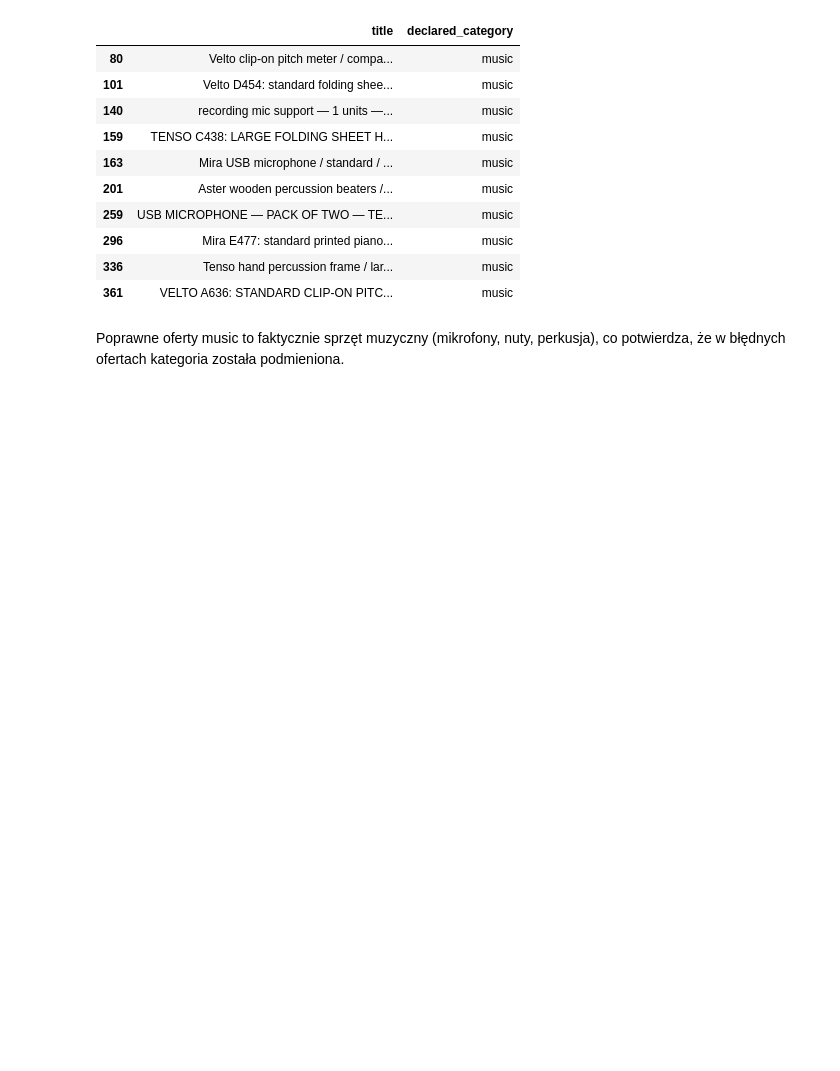
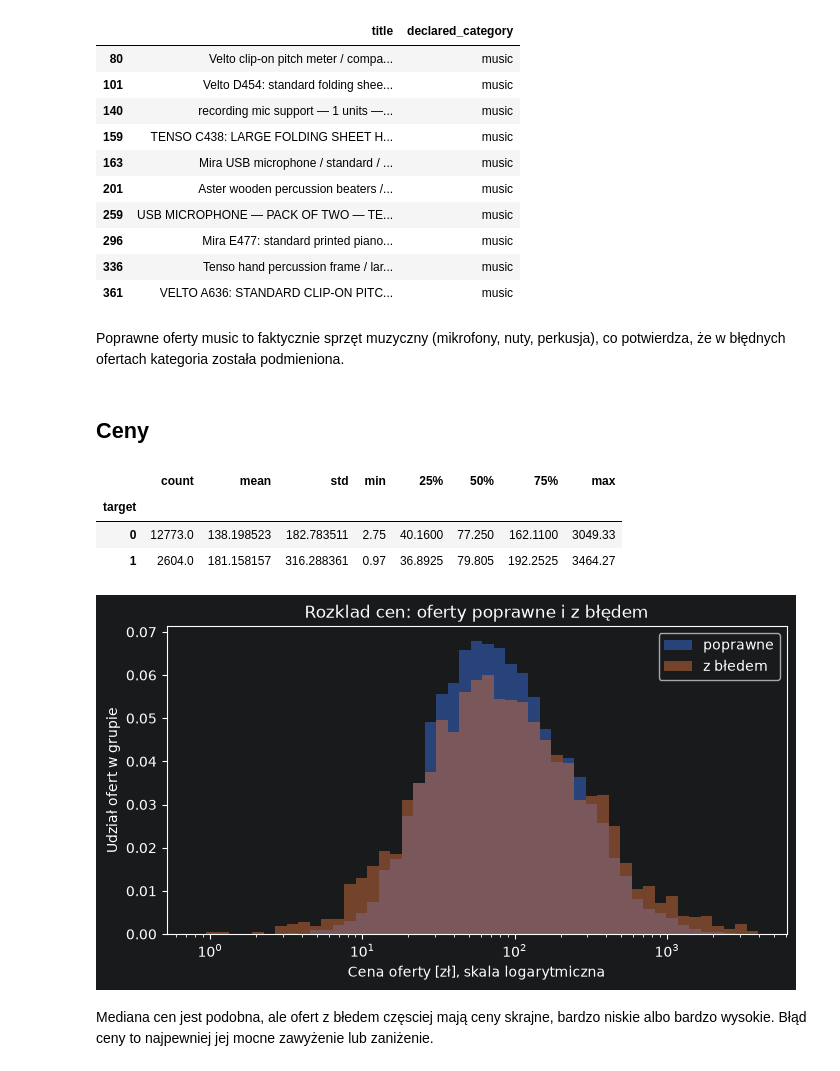
Before and after one commit to KrystianRodziewicz/catalogue-errors, a Jupyter notebook: notebooks/eda.ipynb, the cells around one changed output. Drawn from its saved outputs; the diff is of its cells as text; code cells hidden in the pictures; blank space fills up the shorter version.

Commit message:
EDA: price distribution by target

```diff
--- a/notebooks/eda.ipynb
+++ b/notebooks/eda.ipynb
@@ -110,3 +116,34 @@ train[(train["declared_category"] == "music") & (train["target"] == 0)][["title"
 | 361 | VELTO A636: STANDARD CLIP-ON PITC... | music |
 # %% [markdown]
 Poprawne oferty music to faktycznie sprzęt muzyczny (mikrofony, nuty, perkusja), co potwierdza, że w błędnych ofertach kategoria została podmieniona.
+# %% [markdown]
+## Ceny
+# %%
+train.groupby("target")["price_pln"].describe()
+# %% [output]
+|  | count | mean | std | min | 25% | 50% | 75% | max |
+| target |  |  |  |  |  |  |  |  |
+| 0 | 12773.0 | 138.198523 | 182.783511 | 2.75 | 40.1600 | 77.250 | 162.1100 | 3049.33 |
+| 1 | 2604.0 | 181.158157 | 316.288361 | 0.97 | 36.8925 | 79.805 | 192.2525 | 3464.27 |
+# %%
+labels = {0: "poprawne", 1: "z błedem"}
+bins = np.logspace(-0.1, 3.6, 50)
+
+
+plt.figure(figsize=(8, 4))
+for target_value in [0, 1]:
+    prices = train.loc[train["target"] == target_value, "price_pln"].dropna()
+    weights = np.ones(len(prices)) / len(prices)
+    plt.hist(prices, bins=bins, weights=weights, alpha=0.5, label=labels[target_value])
+    # Bez tego tanie oferty zbiłyby się w jeden słupek przy zerze, a drogie byłyby niewidoczne.
+
+plt.xscale("log")
+plt.xlabel("Cena oferty [zł], skala logarytmiczna")
+plt.ylabel("Udział ofert w grupie")
+plt.title("Rozklad cen: oferty poprawne i z błędem")
+plt.legend()
+plt.show()
+# %% [output]
+[figure, added]
+# %% [markdown]
+Mediana cen jest podobna, ale ofert z błedem częsciej mają ceny skrajne, bardzo niskie albo bardzo wysokie. Błąd ceny to najpewniej jej mocne zawyżenie lub zaniżenie.
```
Also changed, not shown: parts of 2 cells of this notebook.
